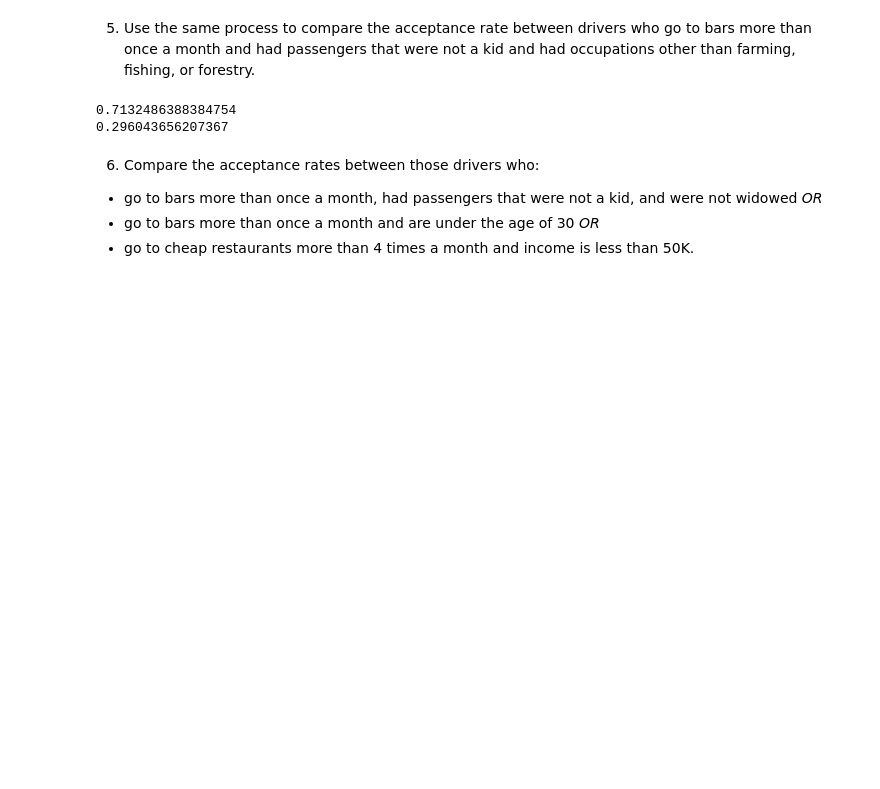
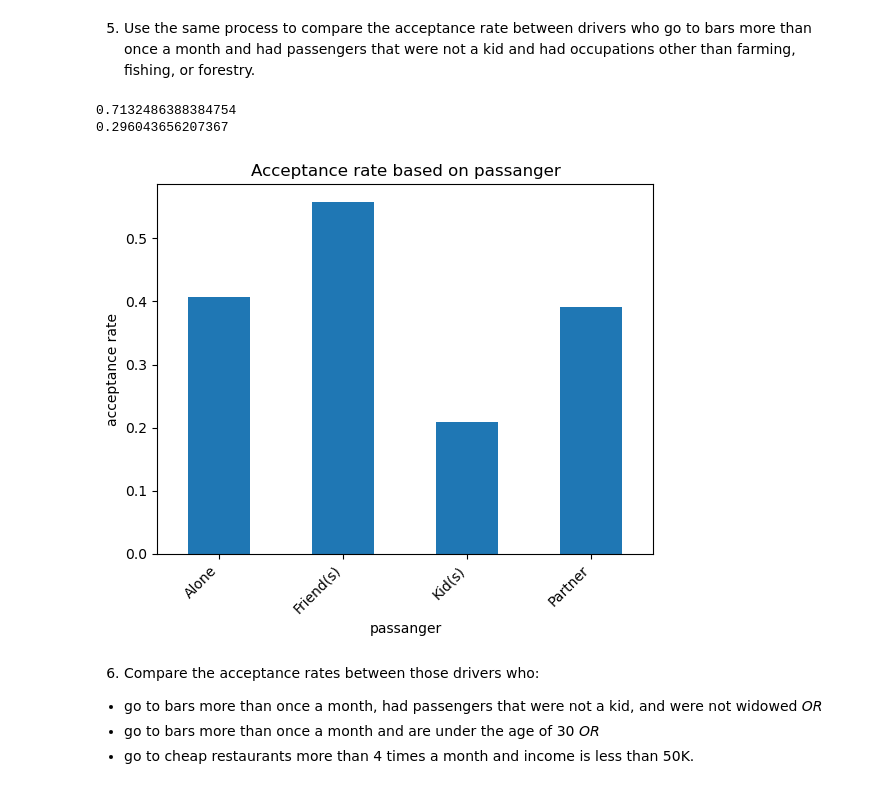
Before and after one commit to JinZgitH/UCB-MLAI-Module5, a Jupyter notebook: coupon_acceptance_study.ipynb, the cells around one changed output. Cells and saved outputs as stored; diff of their text form; code cells hidden in the pictures; blank space fills up the shorter version.

```diff
--- a/coupon_acceptance_study.ipynb
+++ b/coupon_acceptance_study.ipynb
@@ -223,20 +223,29 @@ print(accept_rate_other)
 # %%
 # df_bar['passanger'].value_counts()
 # df_bar['occupation'].value_counts()
 
 with_kids_passanger = df_bar['passanger'] == 'Kid(s)'
 occupation_farming_fishing_forestry = df_bar['occupation'] == 'Farming Fishing & Forestry'
 
 combined_mask = more_than_1 & ~with_kids_passanger & ~occupation_farming_fishing_forestry
 
 accept_rate_with_combined_mask = df_bar.loc[combined_mask, 'Y'].mean()
 accept_rate_otherwise = df_bar.loc[~combined_mask, 'Y'].mean()
 
 print(accept_rate_with_combined_mask)
 print(accept_rate_otherwise)
+
+sf_bar_passenger = df_bar.groupby('passanger')['Y'].mean()
+sf_bar_passenger.plot(kind='bar')
+plt.title('Acceptance rate based on passanger')
+plt.xlabel('passanger')
+plt.ylabel('acceptance rate')
+plt.xticks(rotation=45, ha='right')  # Rotate x-axis labels
+plt.show()
 # %% [output]
 0.7132486388384754
 0.296043656207367
+[figure, added]
 # %% [markdown]
 6. Compare the acceptance rates between those drivers who:
 
```
Also changed, not shown: parts of 4 cells of this notebook.
